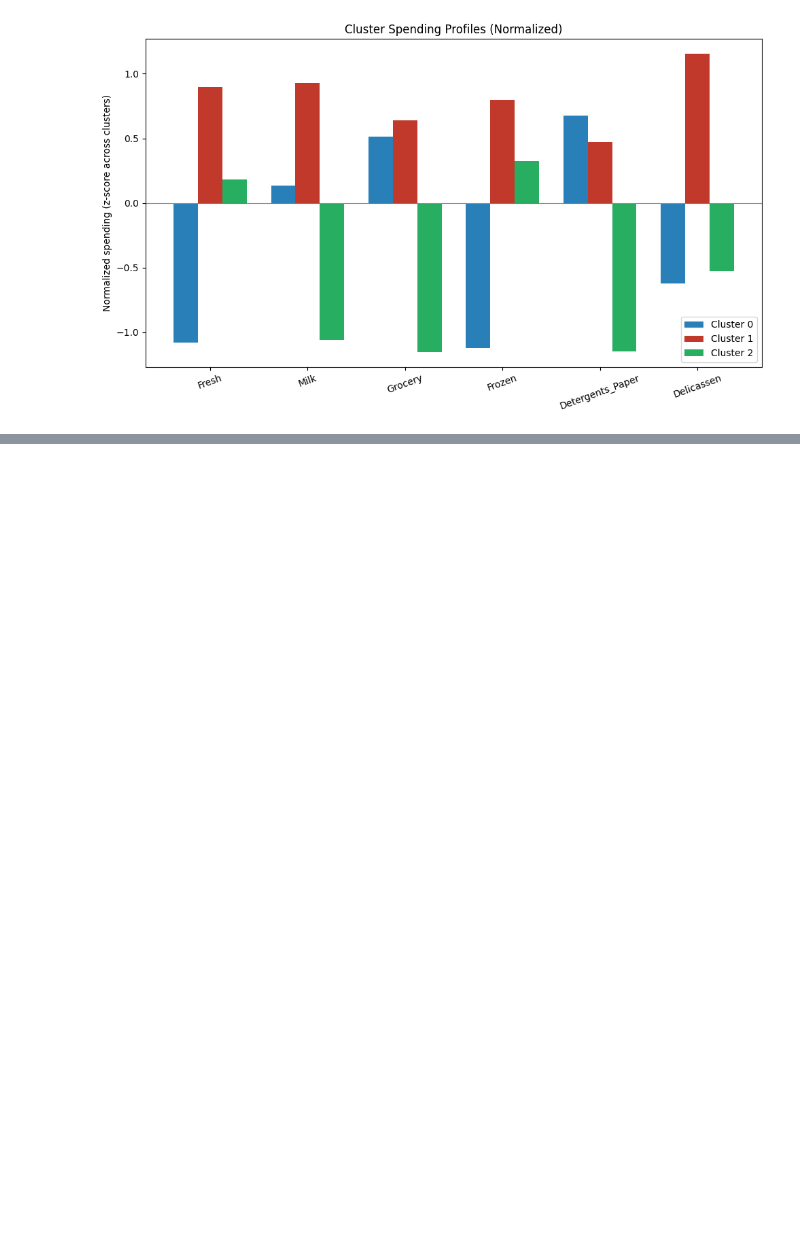
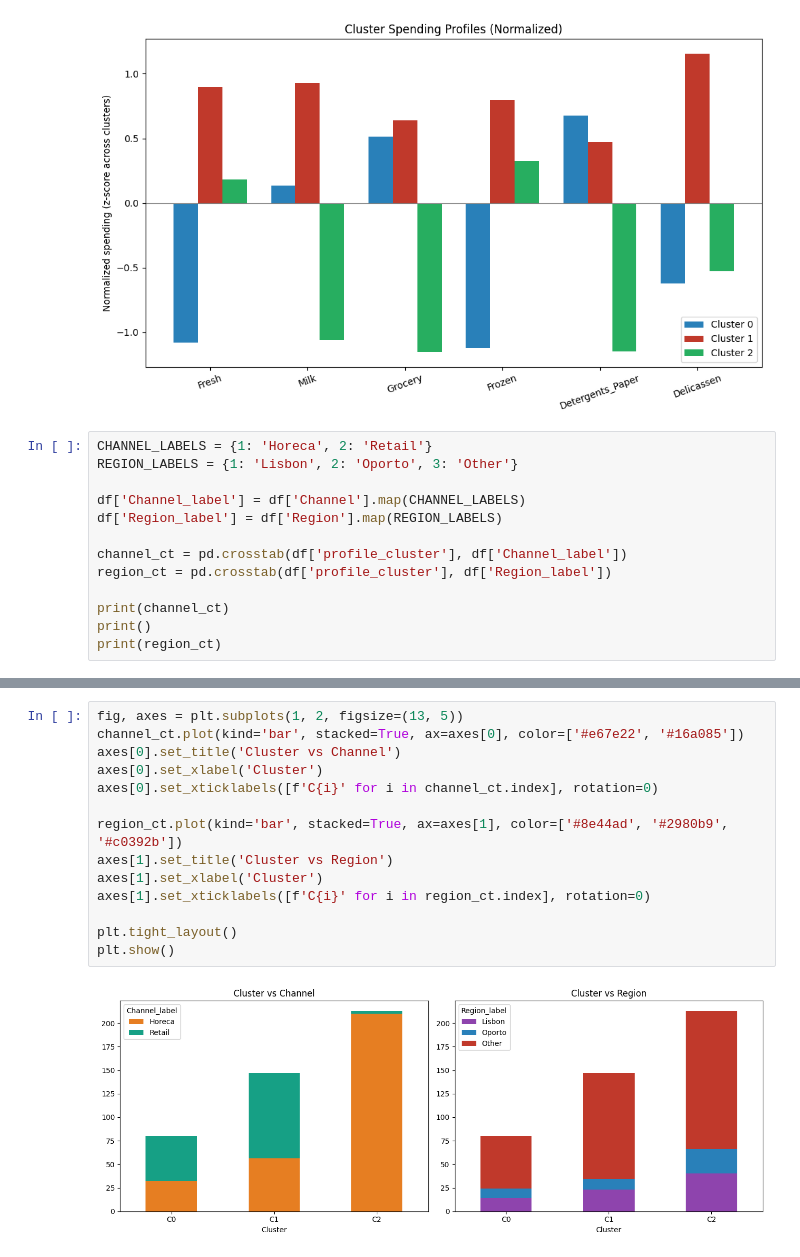
Before and after one commit to darshansuresh006-dev/wholesale-customer-segmentation, a Jupyter notebook: notebooks/03_customer_segmentation.ipynb, the cells around one changed output, grey strips where cells are left out. Drawn from its saved outputs; the diff is of its cells as text; blank space fills up the shorter version.

Commit message:
Task 8: validated clusters against Channel and Region

```diff
--- a/notebooks/03_customer_segmentation.ipynb
+++ b/notebooks/03_customer_segmentation.ipynb
@@ -322,3 +322,16 @@ plt.tight_layout()
 plt.show()
 # %% [output]
 [figure]
+# %%
+CHANNEL_LABELS = {1: 'Horeca', 2: 'Retail'}
+REGION_LABELS = {1: 'Lisbon', 2: 'Oporto', 3: 'Other'}
+
+df['Channel_label'] = df['Channel'].map(CHANNEL_LABELS)
+df['Region_label'] = df['Region'].map(REGION_LABELS)
+
+channel_ct = pd.crosstab(df['profile_cluster'], df['Channel_label'])
+region_ct = pd.crosstab(df['profile_cluster'], df['Region_label'])
+
+print(channel_ct)
+print()
+print(region_ct)
@@ -324,0 +350,16 @@ plt.show()
+# %%
+fig, axes = plt.subplots(1, 2, figsize=(13, 5))
+channel_ct.plot(kind='bar', stacked=True, ax=axes[0], color=['#e67e22', '#16a085'])
+axes[0].set_title('Cluster vs Channel')
+axes[0].set_xlabel('Cluster')
+axes[0].set_xticklabels([f'C{i}' for i in channel_ct.index], rotation=0)
+
+region_ct.plot(kind='bar', stacked=True, ax=axes[1], color=['#8e44ad', '#2980b9', '#c0392b'])
+axes[1].set_title('Cluster vs Region')
+axes[1].set_xlabel('Cluster')
+axes[1].set_xticklabels([f'C{i}' for i in region_ct.index], rotation=0)
+
+plt.tight_layout()
+plt.show()
+# %% [output]
+[figure, added]
```
Also changed, not shown: parts of 1 cell of this notebook.
